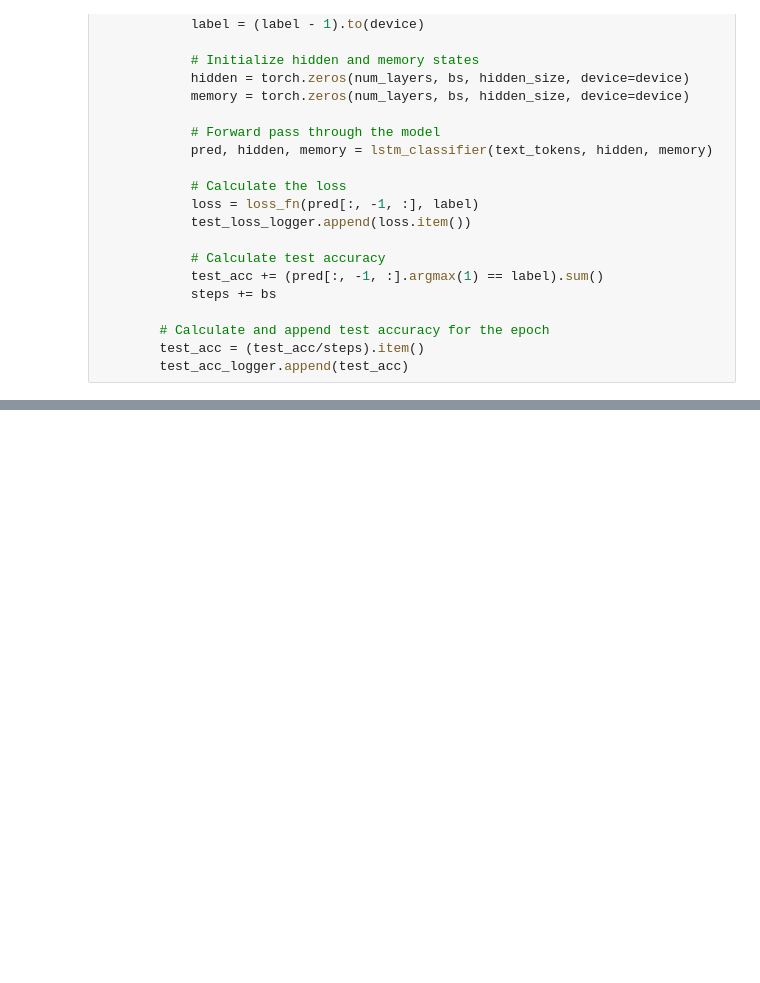
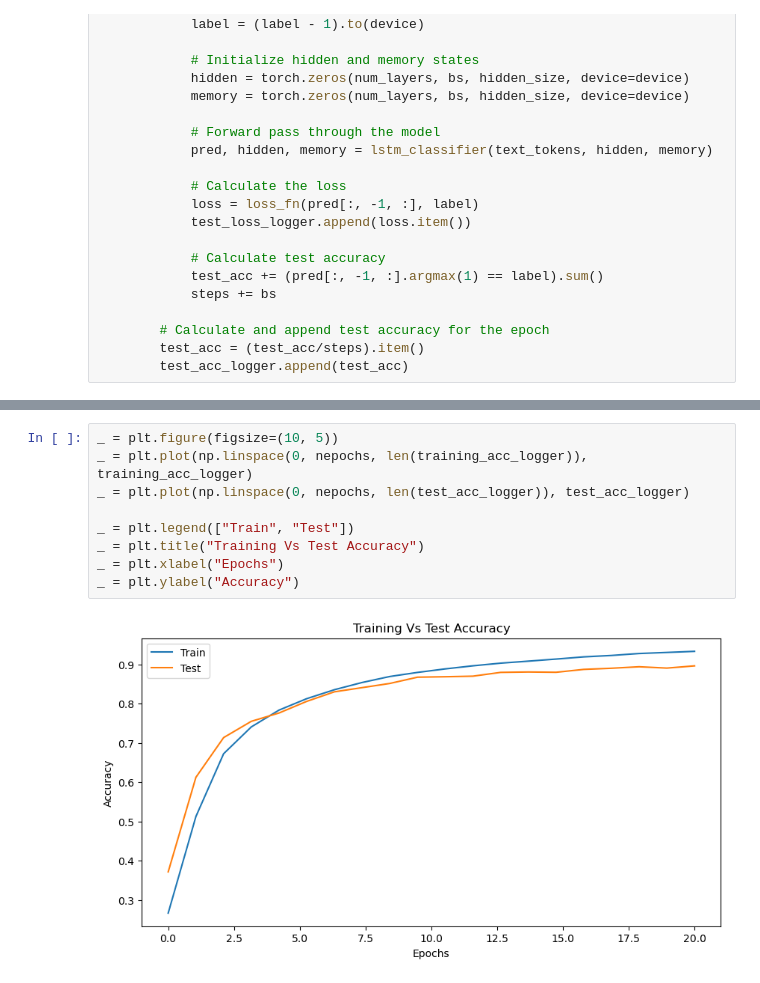
Before and after one commit to lobarrel/lstm_text_generation, a Jupyter notebook: lstm_text_classification.ipynb, the cells around one changed output, grey strips where cells are left out. Saved outputs shown, nothing was run; the diff lists cells and outputs as text; blank space fills up the shorter version.

```diff
--- a/lstm_text_classification.ipynb
+++ b/lstm_text_classification.ipynb
@@ -260,0 +259,11 @@ for epoch in pbar:
+# %%
+_ = plt.figure(figsize=(10, 5))
+_ = plt.plot(np.linspace(0, nepochs, len(training_acc_logger)), training_acc_logger)
+_ = plt.plot(np.linspace(0, nepochs, len(test_acc_logger)), test_acc_logger)
+
+_ = plt.legend(["Train", "Test"])
+_ = plt.title("Training Vs Test Accuracy")
+_ = plt.xlabel("Epochs")
+_ = plt.ylabel("Accuracy")
+# %% [output]
+[figure, added]
```
Also changed, not shown: parts of 6 cells of this notebook.
